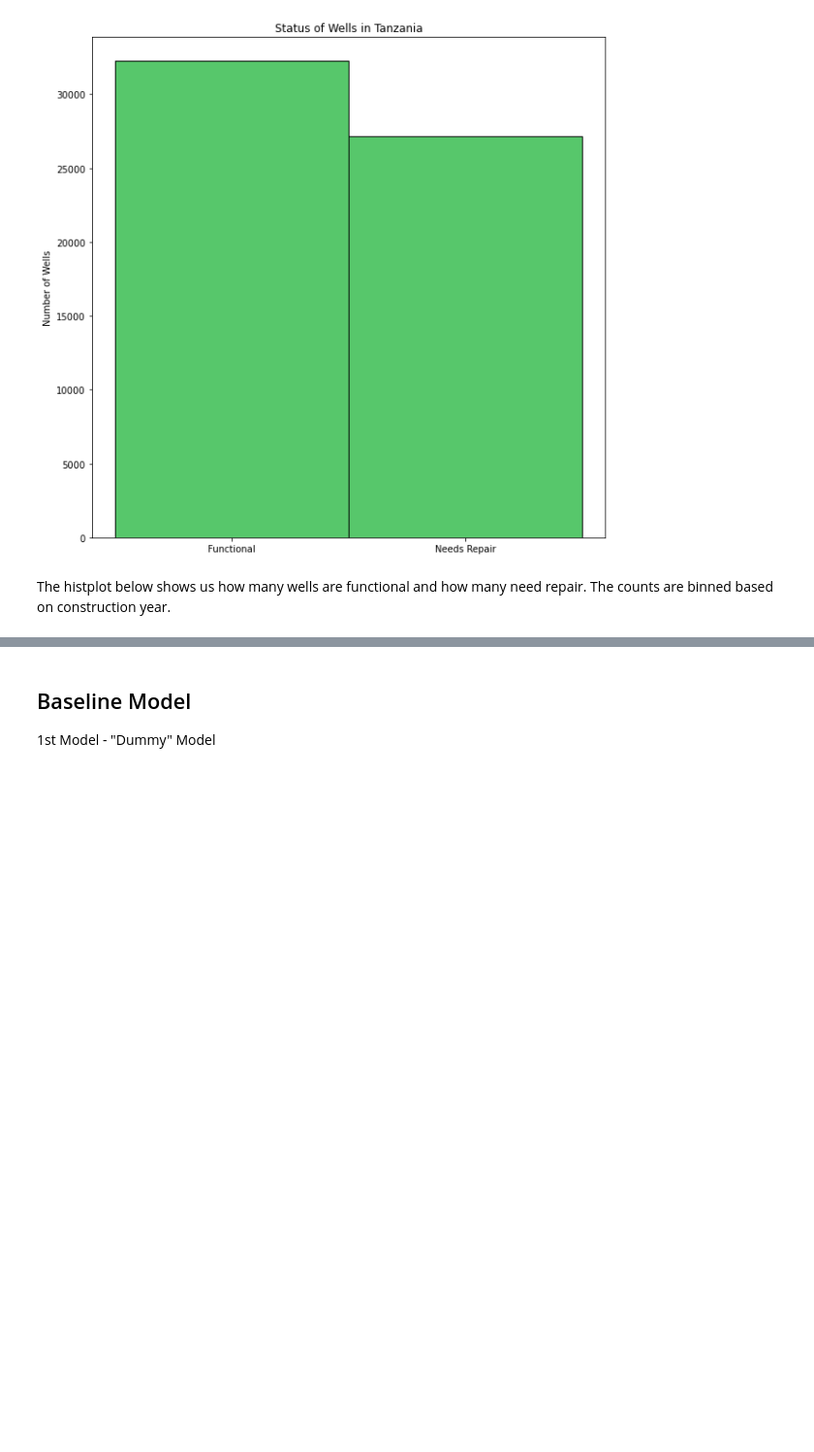
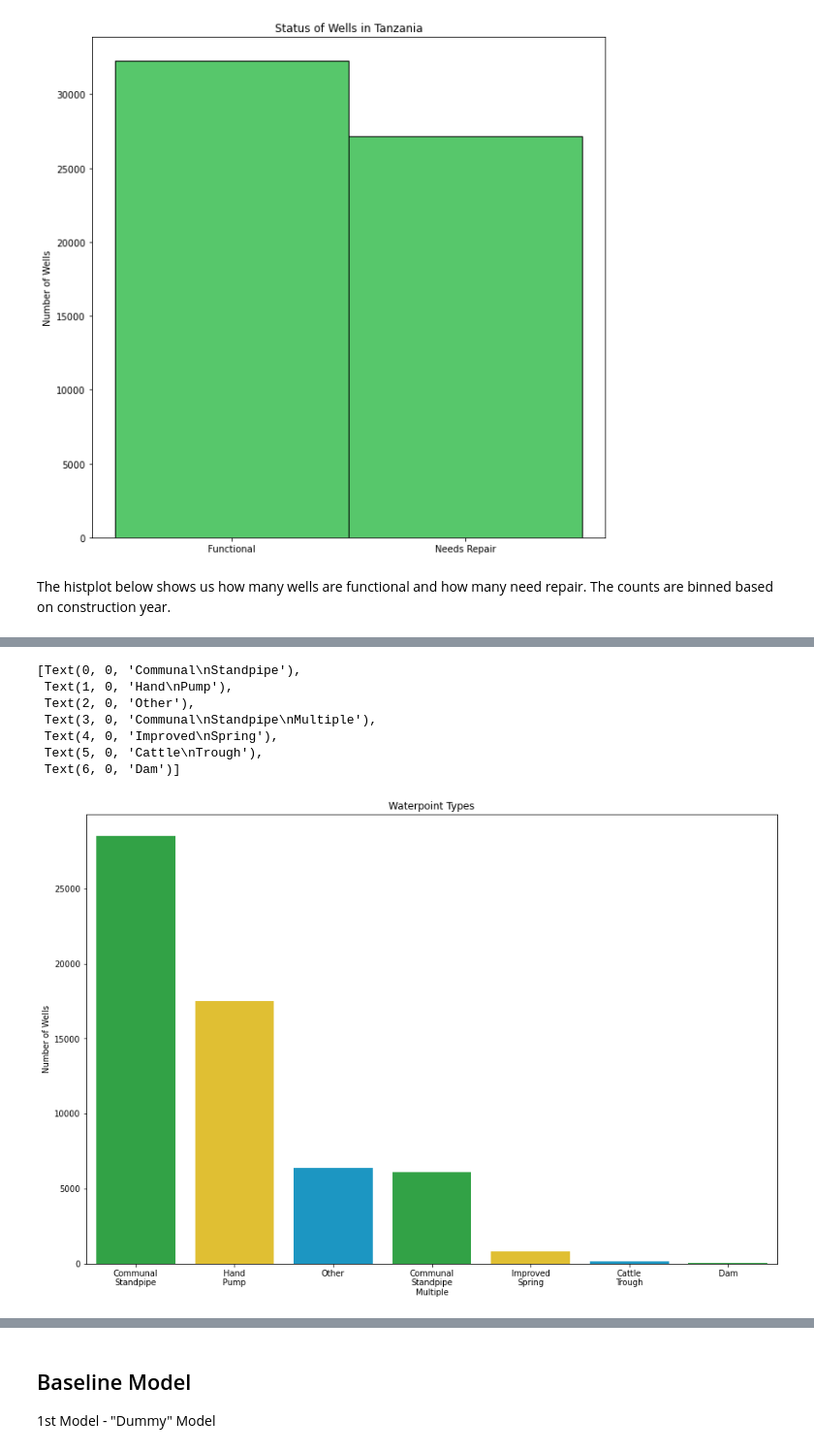
Before and after one commit to fetterollie/Tanzanian-Water-Wells, a Jupyter notebook: main/index.ipynb, the cells around one changed output, grey strips where cells are left out. Shown at 97% size. Drawn from its saved outputs; the diff is of its cells as text; code cells hidden in the pictures; blank space fills up the shorter version.

Commit message:
cleaning index

```diff
--- a/main/index.ipynb
+++ b/main/index.ipynb
@@ -739,0 +740,20 @@ plt.legend(title='Status', loc='upper left', labels=['Functional', 'Needs Repair
+# %%
+wpt_counts = df.waterpoint_type.value_counts()
+
+fig, ax = plt.subplots(figsize=(15, 10))
+
+sns.barplot(x=wpt_counts.index, y=wpt_counts, ax=ax, palette=gn_yl_bu_pal)
+
+ax.set_title('Waterpoint Types')
+ax.set_ylabel('Number of Wells')
+
+ax.set_xticklabels(['Communal\nStandpipe', 'Hand\nPump', 'Other', 'Communal\nStandpipe\nMultiple', 'Improved\nSpring', 'Cattle\nTrough', 'Dam'])
+# %% [output]
+[Text(0, 0, 'Communal\nStandpipe'),
+ Text(1, 0, 'Hand\nPump'),
+ Text(2, 0, 'Other'),
+ Text(3, 0, 'Communal\nStandpipe\nMultiple'),
+ Text(4, 0, 'Improved\nSpring'),
+ Text(5, 0, 'Cattle\nTrough'),
+ Text(6, 0, 'Dam')]
+[figure, added]
```
Also changed, not shown: parts of 40 cells of this notebook.
